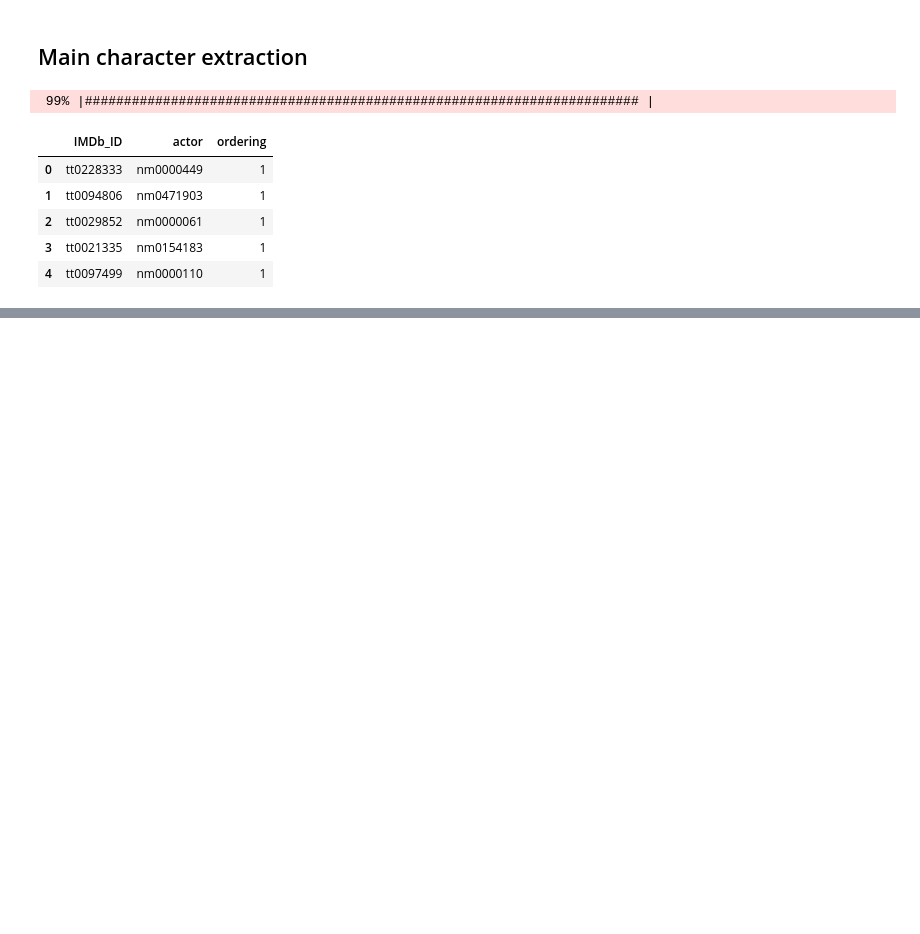
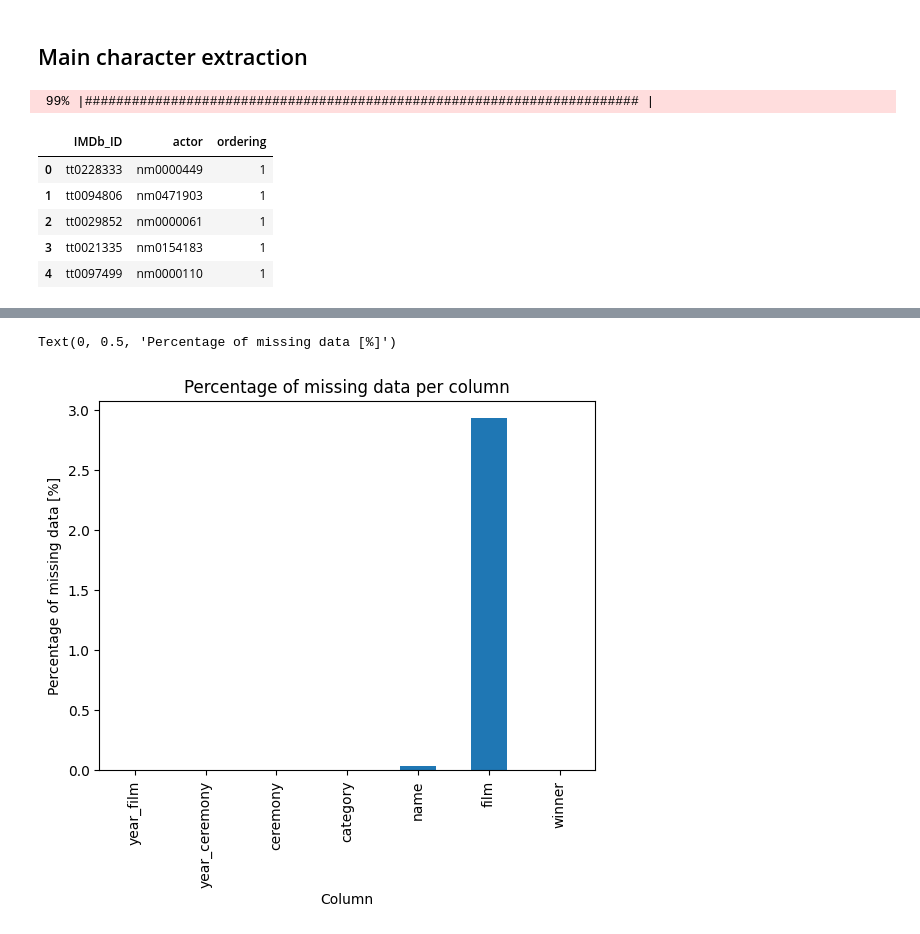
Before and after one commit to epfl-ada/ada-2023-project-dromadaire, a Jupyter notebook: P2.ipynb, the cells around one changed output, grey strips where cells are left out. Drawn from its saved outputs; the diff is of its cells as text; code cells hidden in the pictures; blank space fills up the shorter version.

Commit message:
Add kaggle awards dataset

```diff
--- a/P2.ipynb
+++ b/P2.ipynb
@@ -277,2 +298,6 @@ movies.head()
 # %%
 # on pourrait peut-être faire toute l'analyse des genres et nans après le merge final de la case au dessus
+# takes ~10 seconds
+actors = movie_actors.merge(movies[['Wikipedia movie ID', 'Movie name', 'Movie release date', 'IMDb_ID']], on='IMDb_ID')
+actors = actors.merge(imdb_names[['primaryName', 'IMDb_actor_ID']], left_on='actor', right_on='IMDb_actor_ID').drop('IMDb_actor_ID', axis=1)
+actors
@@ -278,0 +322,4 @@ movies.head()
+# %%
+
+kaggle_awards = pd.read_csv('./data/kaggle/the_oscar_award.csv', header=0)
+display(kaggle_awards)
@@ -278,0 +342,4 @@ movies.head()
+# %%
+kaggle_awards = kaggle_awards[kaggle_awards['name'].isin(actors['primaryName'].unique())]
+kaggle_awards = kaggle_awards[kaggle_awards['film'].isin(movies['Movie name'].unique())]
+kaggle_awards
@@ -278,0 +360,9 @@ movies.head()
+# %%
+kaggle_nans = kaggle_awards.isnull().sum() * 100 / len(kaggle_awards)
+kaggle_nans.plot(kind='bar')
+plt.title('Percentage of missing data per column')
+plt.xlabel('Column')
+plt.ylabel('Percentage of missing data [%]')
+# %% [output]
+Text(0, 0.5, 'Percentage of missing data [%]')
+[figure, added]
```
Also changed, not shown: parts of 16 cells of this notebook, 1 other file.
